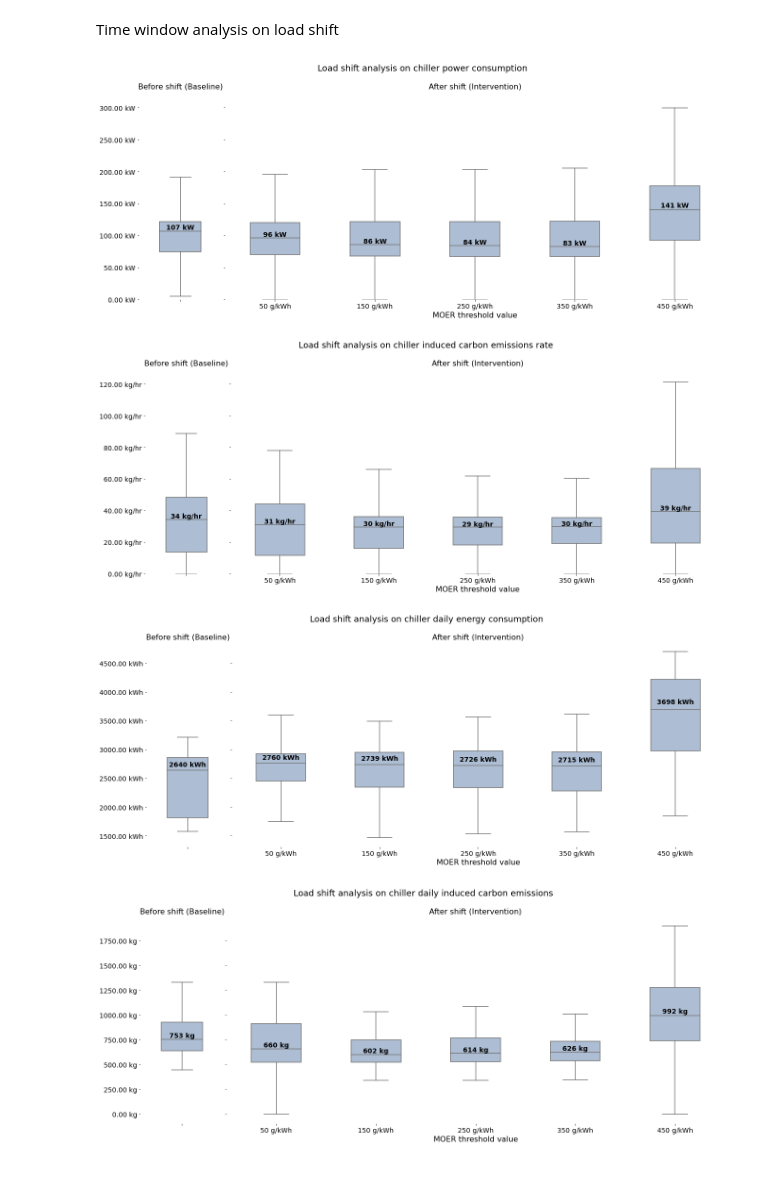
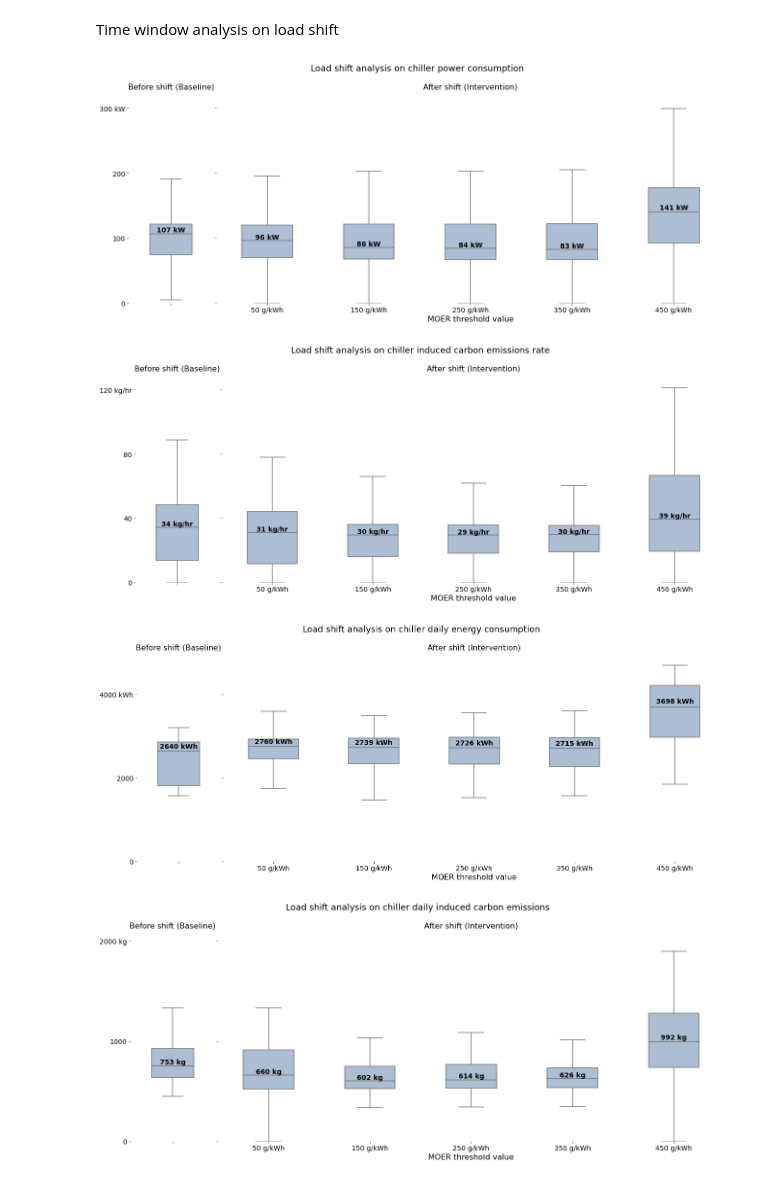
Before and after one commit to ZAY630/ls_sdh, a Jupyter notebook: analysis.ipynb, the cells around one changed output. Cells and saved outputs as stored; diff of their text form; code cells hidden in the pictures.

```diff
--- a/analysis.ipynb
+++ b/analysis.ipynb
@@ -882,49 +786,49 @@ for threshold in range(50, 500, 100):
     df_emissions_shift['{} g/kWh'.format(threshold)] = potential_emissions
 
 fig, axs = plt.subplots(1, 2, figsize=(22, 8), sharey=True, gridspec_kw={'width_ratios': [1, 6]})
-utils_plot.create_box_plot(df_base, ['predicted_power'], ' kW', axs[0], plot_title='Before shift (Baseline)', hide_xticks=True, ylim=[0, 325])
-utils_plot.create_box_plot(df_power_shift, df_power_shift.columns, ' kW', axs[1], plot_title='After shift (Intervention)', hide_xticks=False, xlabel='MOER threshold value', ylim=[0, 325])
+utils_plot.create_box_plot(df_base, ['predicted_power'], ' kW', axs[0], plot_title='Before shift (Baseline)', hide_xticks=True, yrange=[0, 325, 100])
+utils_plot.create_box_plot(df_power_shift, df_power_shift.columns, ' kW', axs[1], plot_title='After shift (Intervention)', hide_xticks=False, xlabel='MOER threshold value', yrange=[0, 325, 100])
 fig.suptitle('Load shift analysis on chiller power consumption', fontsize=18)
 fig.subplots_adjust(left=None, bottom=None, right=None, top=None, wspace=0.01, hspace=0.01)
 plt.show()
 
 fig, axs = plt.subplots(1, 2, figsize=(22, 8), sharey=True, gridspec_kw={'width_ratios': [1, 6]})
-utils_plot.create_box_plot(df_base, ['emissions'], ' kg/hr', axs[0], plot_title='Before shift (Baseline)', hide_xticks=True, ylim=[0, 130])
-utils_plot.create_box_plot(df_emissions_shift, df_power_shift.columns, ' kg/hr', axs[1], plot_title='After shift (Intervention)', hide_xticks=False, xlabel='MOER threshold value', ylim=[0, 130])
+utils_plot.create_box_plot(df_base, ['emissions'], ' kg/hr', axs[0], plot_title='Before shift (Baseline)', hide_xticks=True, yrange=[0, 130, 40])
+utils_plot.create_box_plot(df_emissions_shift, df_power_shift.columns, ' kg/hr', axs[1], plot_title='After shift (Intervention)', hide_xticks=False, xlabel='MOER threshold value', yrange=[0, 130, 40])
 fig.suptitle('Load shift analysis on chiller induced carbon emissions rate', fontsize=18)
 fig.subplots_adjust(left=None, bottom=None, right=None, top=None, wspace=0.01, hspace=0.01)
 plt.show()
 # %% [output]
-[figure, old version]
+[figure, new version]
-[figure, old version]
+[figure, new version]
 # %%
 daily_sum = df_base.set_index('datetime')
 daily_sum = daily_sum[['predicted_power', 'emissions']].resample('D').sum() * 0.25
 daily_sum.reset_index(inplace=True)
 
 df_power_shift['datetime'] = df_base['datetime']
 daily_power_shift = df_power_shift.set_index('datetime')
 daily_power_shift = daily_power_shift.resample('D').sum() * 0.25
 daily_power_shift.reset_index(inplace=True)
 
 df_emissions_shift['datetime'] = df_base['datetime']
 daily_emissions_shift = df_emissions_shift.set_index('datetime')
 daily_emissions_shift = daily_emissions_shift.resample('D').sum() * 0.25
 daily_emissions_shift.reset_index(inplace=True)
 
 fig, axs = plt.subplots(1, 2, figsize=(22, 8), sharey=True, gridspec_kw={'width_ratios': [1, 6]})
-utils_plot.create_box_plot(daily_sum, ['predicted_power'], ' kWh', axs[0], plot_title='Before shift (Baseline)', hide_xticks=True)
-utils_plot.create_box_plot(daily_power_shift, daily_power_shift.columns[1:], ' kWh', axs[1], plot_title='After shift (Intervention)', hide_xticks=False, xlabel='MOER threshold value')
+utils_plot.create_box_plot(daily_sum, ['predicted_power'], ' kWh', axs[0], plot_title='Before shift (Baseline)', yrange=[0, 5000, 2000], hide_xticks=True)
+utils_plot.create_box_plot(daily_power_shift, daily_power_shift.columns[1:], ' kWh', axs[1], plot_title='After shift (Intervention)', yrange=[0, 5000, 2000], hide_xticks=False, xlabel='MOER threshold value')
 fig.suptitle('Load shift analysis on chiller daily energy consumption', fontsize=18)
 fig.subplots_adjust(left=None, bottom=None, right=None, top=None, wspace=0.01, hspace=0.01)
 plt.show()
 
 fig, axs = plt.subplots(1, 2, figsize=(22, 8), sharey=True, gridspec_kw={'width_ratios': [1, 6]})
-utils_plot.create_box_plot(daily_sum, ['emissions'], ' kg', axs[0], plot_title='Before shift (Baseline)', hide_xticks=True)
-utils_plot.create_box_plot(daily_emissions_shift, daily_emissions_shift.columns[1:], ' kg', axs[1], plot_title='After shift (Intervention)', hide_xticks=False, xlabel='MOER threshold value')
+utils_plot.create_box_plot(daily_sum, ['emissions'], ' kg', axs[0], plot_title='Before shift (Baseline)', yrange=[0, 2100, 1000], hide_xticks=True)
+utils_plot.create_box_plot(daily_emissions_shift, daily_emissions_shift.columns[1:], ' kg', axs[1], plot_title='After shift (Intervention)', yrange=[0, 2100, 1000], hide_xticks=False, xlabel='MOER threshold value')
 fig.suptitle('Load shift analysis on chiller daily induced carbon emissions', fontsize=18)
 fig.subplots_adjust(left=None, bottom=None, right=None, top=None, wspace=0.01, hspace=0.01)
 plt.show()
 # %% [output]
-[figure, old version]
+[figure, new version]
-[figure, old version]
+[figure, new version]
```
Also changed, not shown: parts of 21 cells of this notebook, 1 other file.
